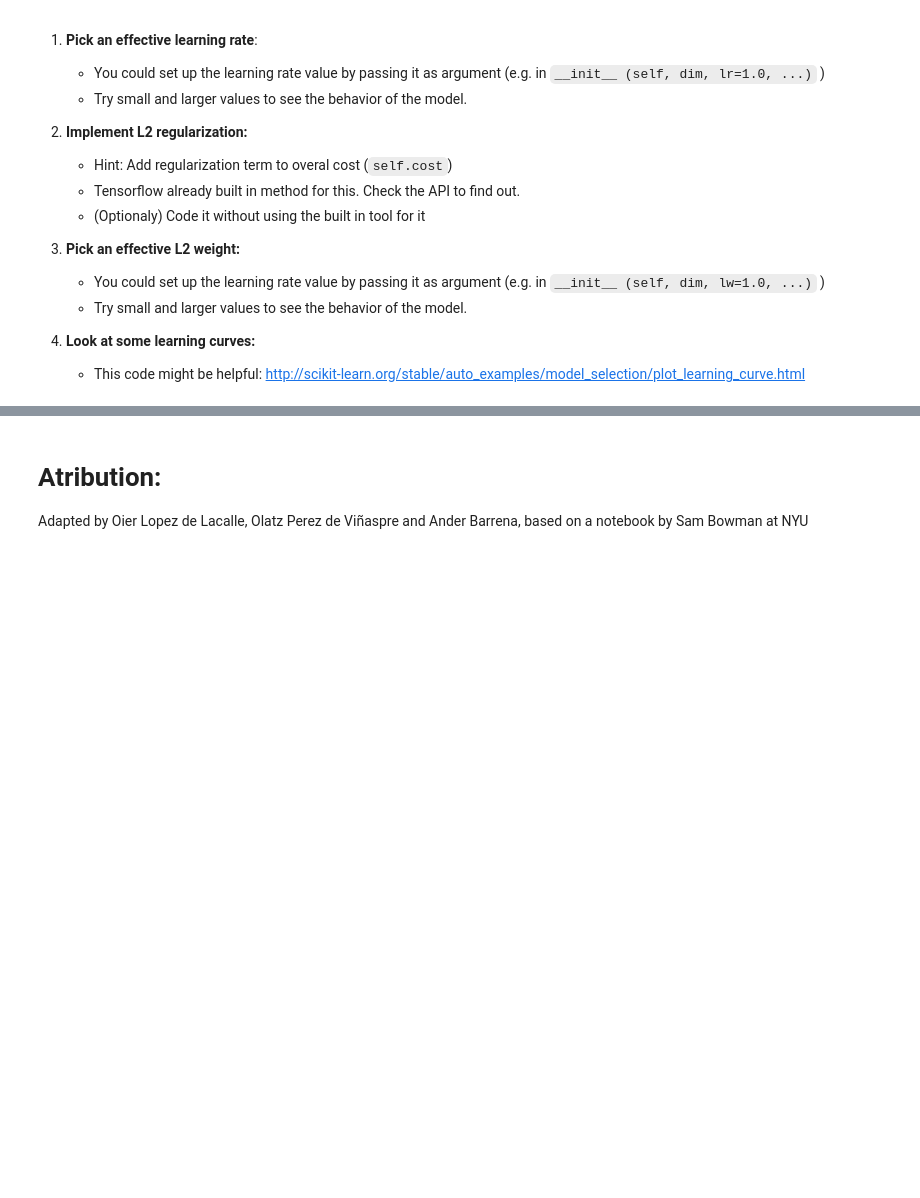
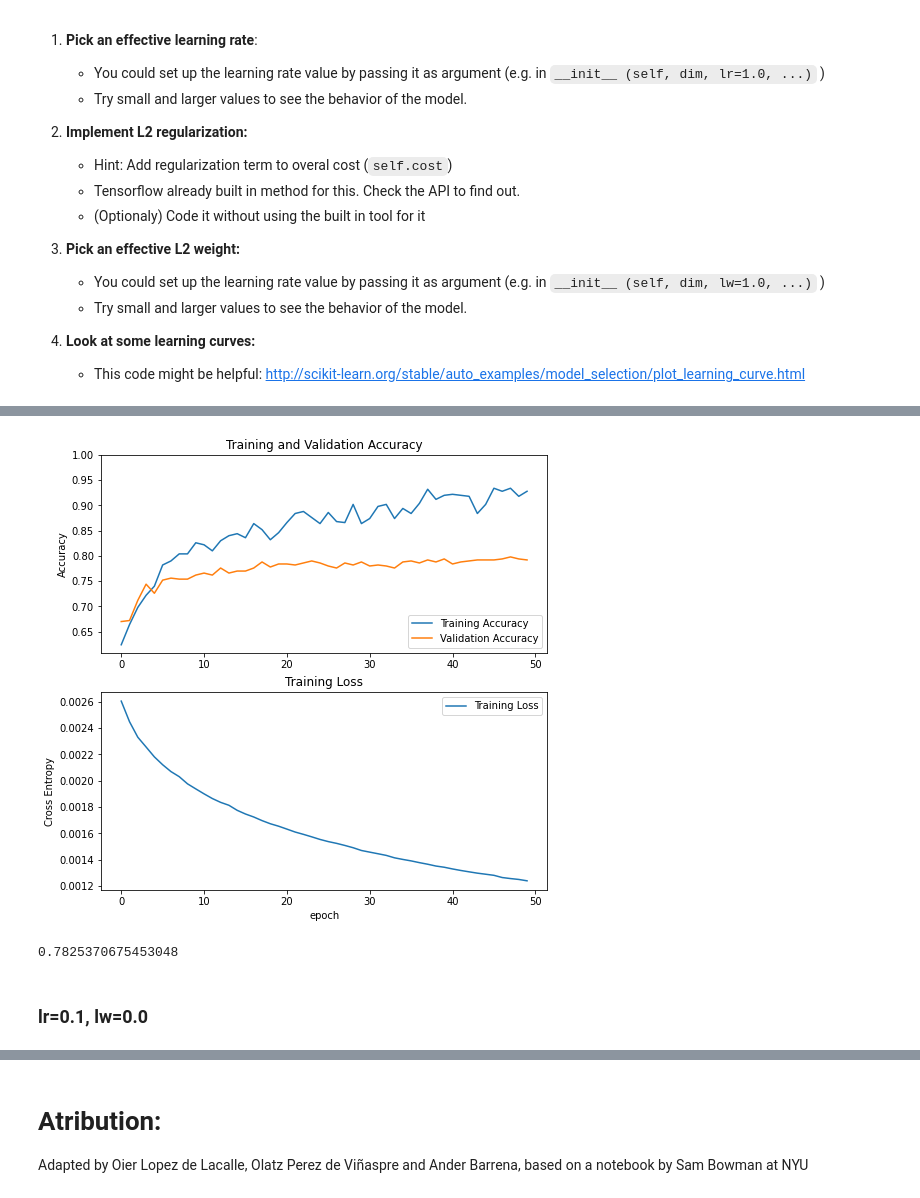
Before and after one commit to juletx/deep-learning-nlp, a Jupyter notebook: assignments/1. LR SGD and Regularization.ipynb, the cells around one changed output, grey strips where cells are left out. Drawn from its saved outputs; the diff is of its cells as text; code cells hidden in the pictures; blank space fills up the shorter version.

```diff
--- a/assignments/1. LR SGD and Regularization.ipynb
+++ b/assignments/1. LR SGD and Regularization.ipynb
@@ -219,0 +381,3 @@ evaluate_classifier(classifier.classify, test_set)
+# %%
+classifier = logistic_regression_classifier(dim, lr=0.5, lw=0.0)
+cost, dev_acc, train_acc = classifier.train(training_set, dev_set)
@@ -219,0 +402,10 @@ evaluate_classifier(classifier.classify, test_set)
+# %%
+plot_learning_curves(cost, dev_acc, train_acc)
+# %% [output]
+[figure, added]
+# %%
+evaluate_classifier(classifier.classify, test_set)
+# %% [output]
+0.7825370675453048
+# %% [markdown]
+### lr=0.1, lw=0.0
```
Also changed, not shown: parts of 47 cells of this notebook, 1 other file.
